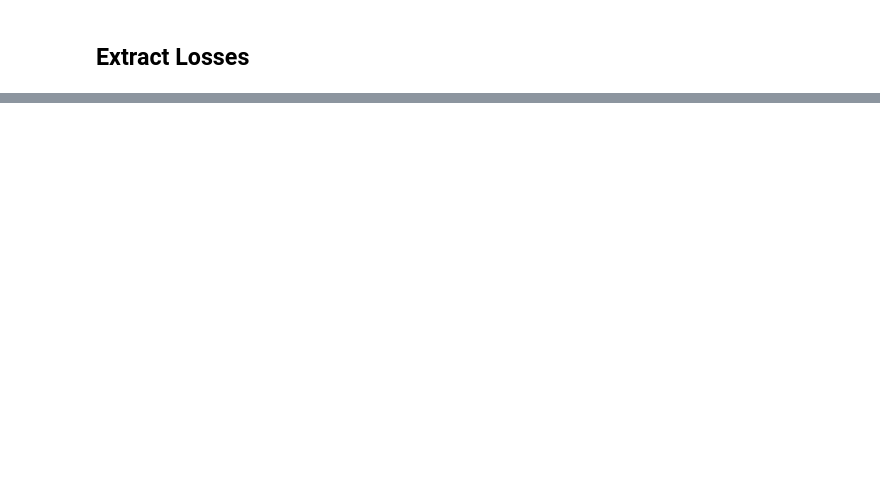
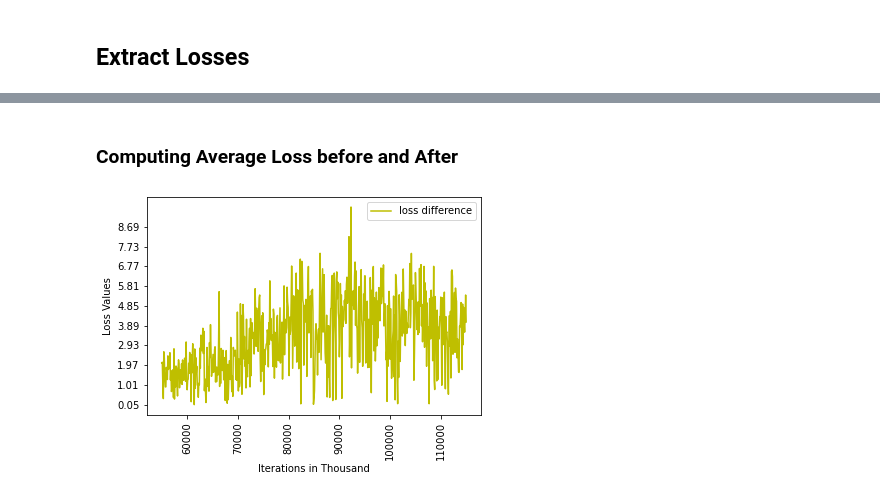
Before and after one commit to joex3999/SemanticStyleGAN, a Jupyter notebook: notebooks/Extract_FIDS.ipynb, the cells around one changed output, grey strips where cells are left out. Cells and saved outputs as stored; diff of their text form; code cells hidden in the pictures; blank space fills up the shorter version.

```diff
--- a/notebooks/Extract_FIDS.ipynb
+++ b/notebooks/Extract_FIDS.ipynb
@@ -160,0 +164,7 @@ max(g_losses)
+# %% [markdown]
+### Computing Average Loss before and After
+# %%
+load_location = "/usrhomes/g013/SemanticStyleGAN/log_files/v3.4/SSG77641.linse2_output.out"
+get_losses(load_location,difference=True)
+# %% [output]
+[figure, added]
```
Also changed, not shown: parts of 19 cells of this notebook, 23 other files.
